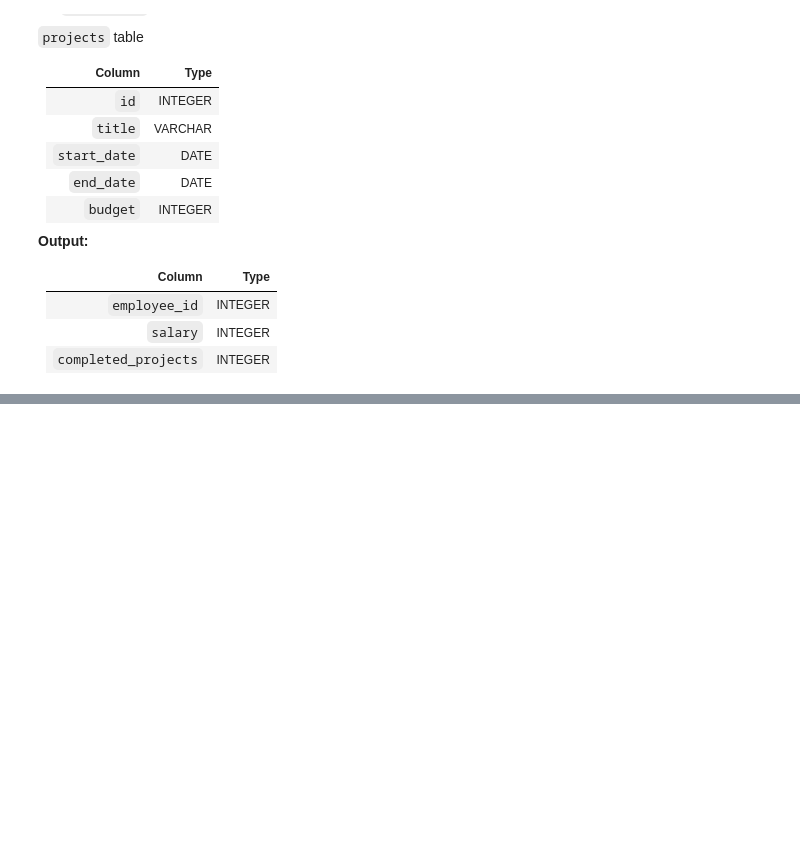
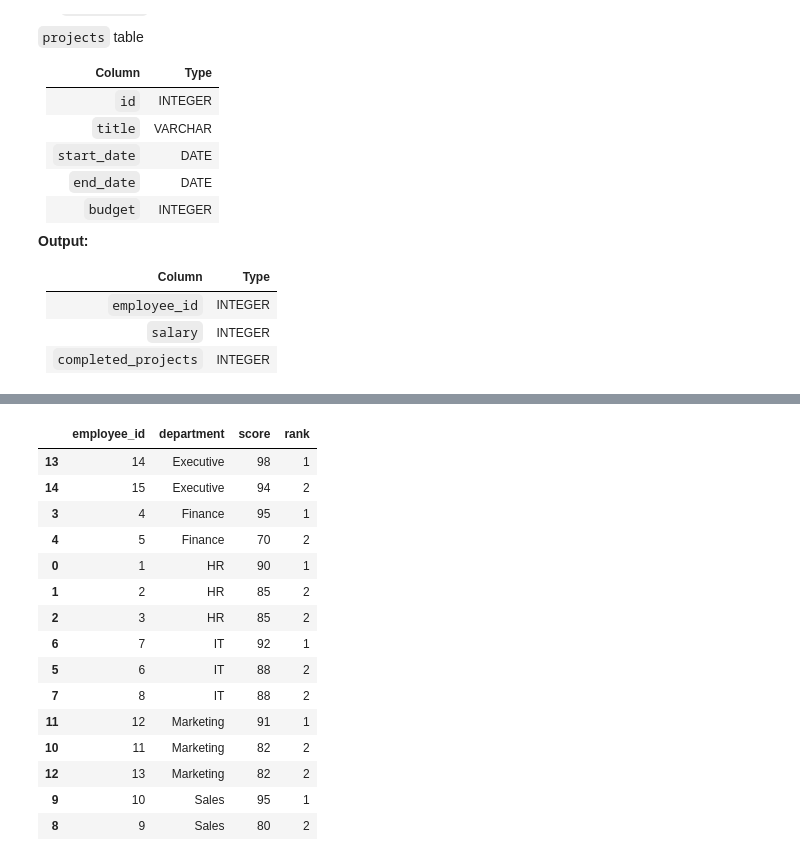
Before and after one commit to ejazanwar572/Interview, a Jupyter notebook: Python/14_days_of_pandas/Medium/16_lowest_paid.ipynb, the cells around one changed output, grey strips where cells are left out. Saved outputs shown, nothing was run; the diff lists cells and outputs as text; code cells hidden in the pictures; blank space fills up the shorter version.

```diff
--- a/Python/14_days_of_pandas/Medium/16_lowest_paid.ipynb
+++ b/Python/14_days_of_pandas/Medium/16_lowest_paid.ipynb
@@ -84,0 +533,35 @@ def solution():
+# %%
+import pandas as pd
+
+scores_data = {
+    'employee_id': [1, 2, 3, 4, 5, 6, 7, 8, 9, 10, 11, 12, 13, 14, 15],
+    'department': ['HR', 'HR', 'HR', 'Finance', 'Finance', 'IT', 'IT', 'IT', 'Sales', 'Sales', 'Marketing', 'Marketing', 'Marketing', 'Executive', 'Executive'],
+    'score': [90, 85, 85, 95, 70, 88, 92, 88, 80, 95, 82, 91, 82, 98, 94]
+}
+employee_scores = pd.DataFrame(scores_data)
+
+# Write your code here - compute salary rank per department
+employee_scores['rank'] = employee_scores.groupby('department')['score'].rank(method='dense', ascending=False).astype(int)
+
+df = employee_scores.sort_values(by=['department','score'], ascending=[True, False])
+
+
+
+display(df)
+# %% [output]
+|  | employee_id | department | score | rank |
+| 13 | 14 | Executive | 98 | 1 |
+| 14 | 15 | Executive | 94 | 2 |
+| 3 | 4 | Finance | 95 | 1 |
+| 4 | 5 | Finance | 70 | 2 |
+| 0 | 1 | HR | 90 | 1 |
+| 1 | 2 | HR | 85 | 2 |
+| 2 | 3 | HR | 85 | 2 |
+| 6 | 7 | IT | 92 | 1 |
+| 5 | 6 | IT | 88 | 2 |
+| 7 | 8 | IT | 88 | 2 |
+| 11 | 12 | Marketing | 91 | 1 |
+| 10 | 11 | Marketing | 82 | 2 |
+| 12 | 13 | Marketing | 82 | 2 |
+| 9 | 10 | Sales | 95 | 1 |
+| 8 | 9 | Sales | 80 | 2 |
```
Also changed, not shown: parts of 39 cells of this notebook, 52 other files.
